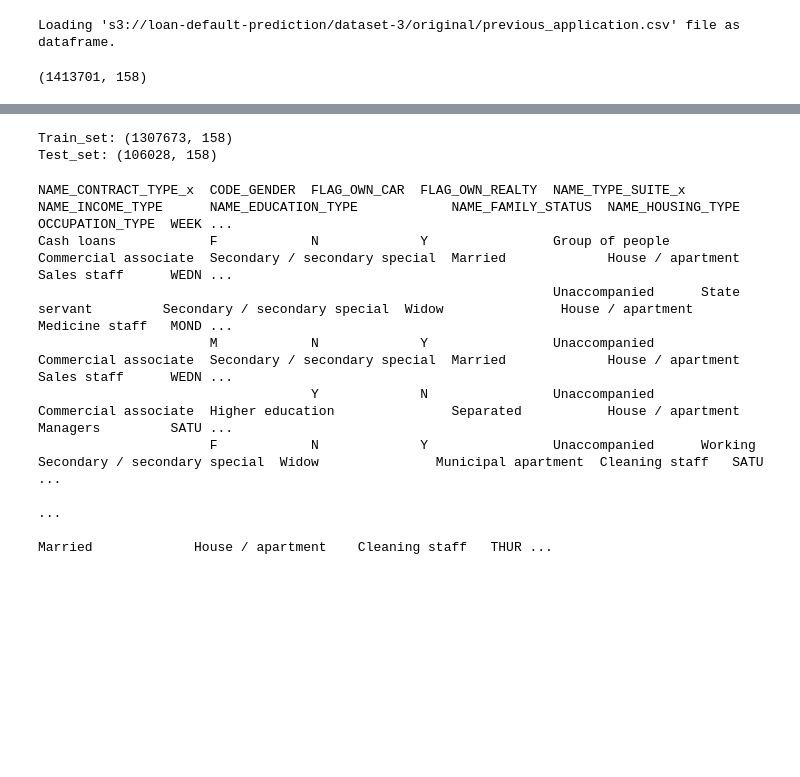
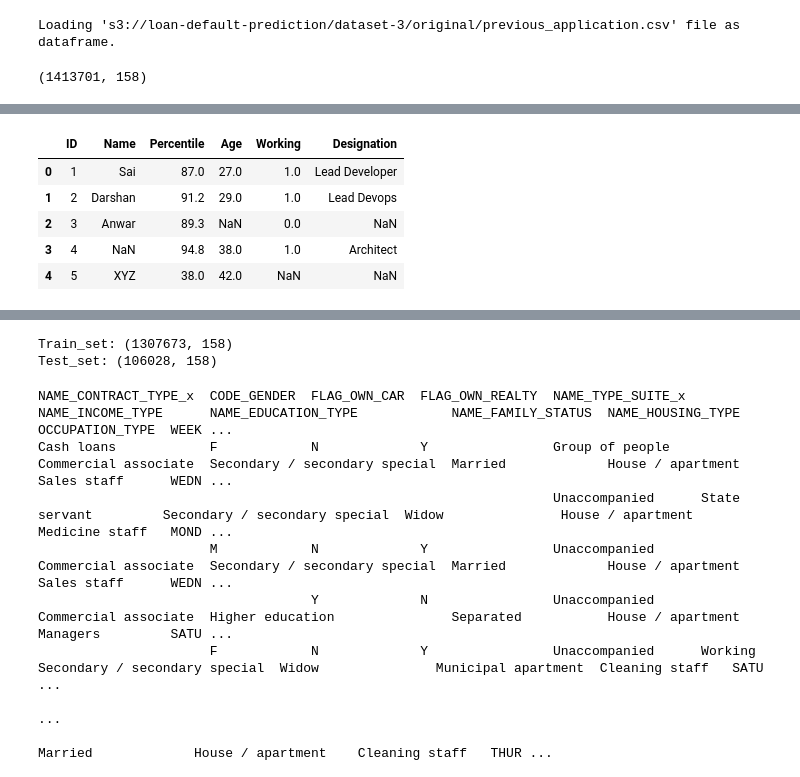
Before and after one commit to CR-Digital-Innovation/loan-default-prediction, a Jupyter notebook: notebooks/temp.ipynb, the cells around one changed output, grey strips where cells are left out. Cells and saved outputs as stored; diff of their text form; code cells hidden in the pictures; blank space fills up the shorter version.

```diff
--- a/notebooks/temp.ipynb
+++ b/notebooks/temp.ipynb
@@ -41,0 +52,10 @@ loan_process_df.shape
+# %%
+test_df = pd.read_csv("test_sample.csv")
+test_df.head()
+# %% [output]
+|  | ID | Name | Percentile | Age | Working | Designation |
+| 0 | 1 | Sai | 87.0 | 27.0 | 1.0 | Lead Developer |
+| 1 | 2 | Darshan | 91.2 | 29.0 | 1.0 | Lead Devops |
+| 2 | 3 | Anwar | 89.3 | NaN | 0.0 | NaN |
+| 3 | 4 | NaN | 94.8 | 38.0 | 1.0 | Architect |
+| 4 | 5 | XYZ | 38.0 | 42.0 | NaN | NaN |
```
Also changed, not shown: parts of 8 cells of this notebook, 12 other files.
